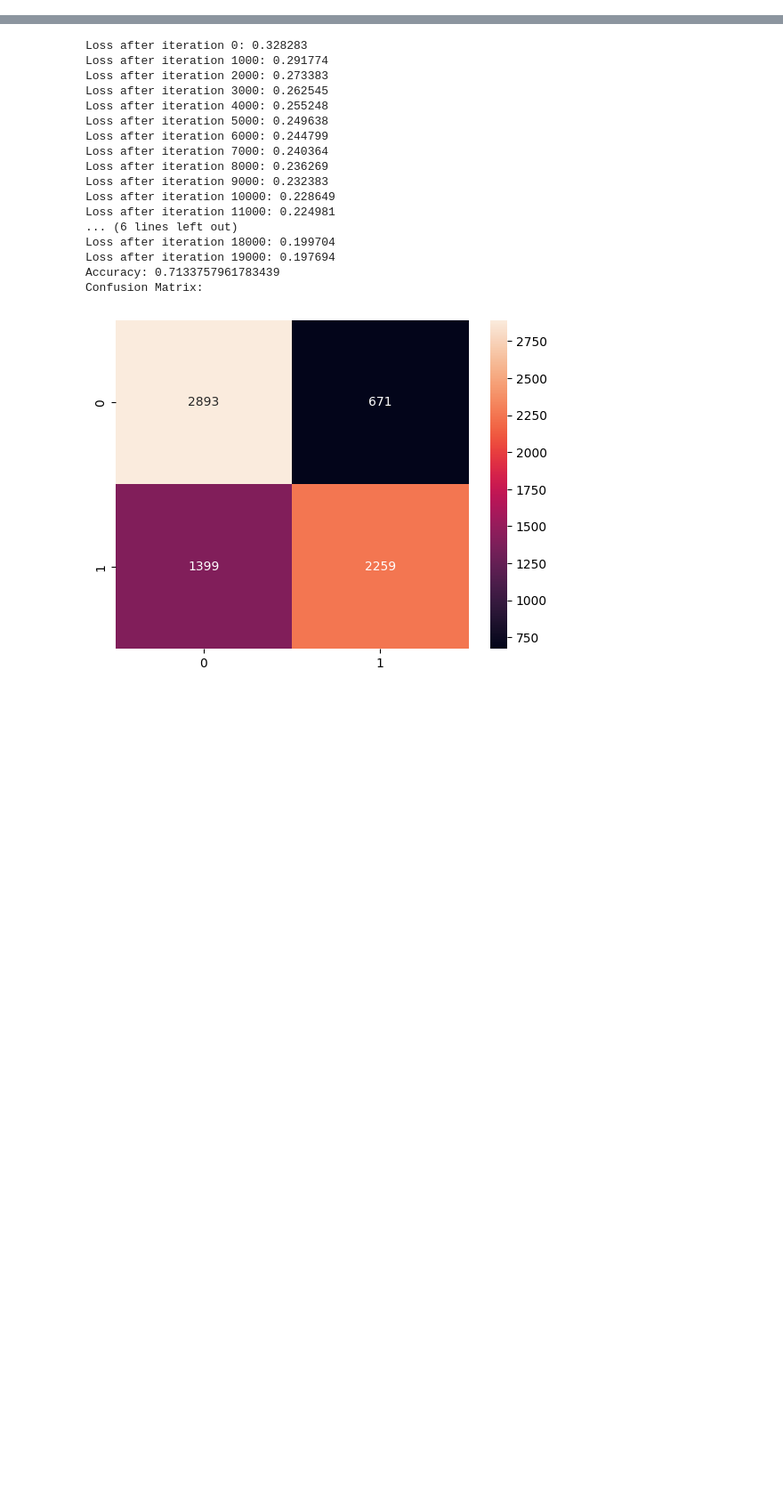
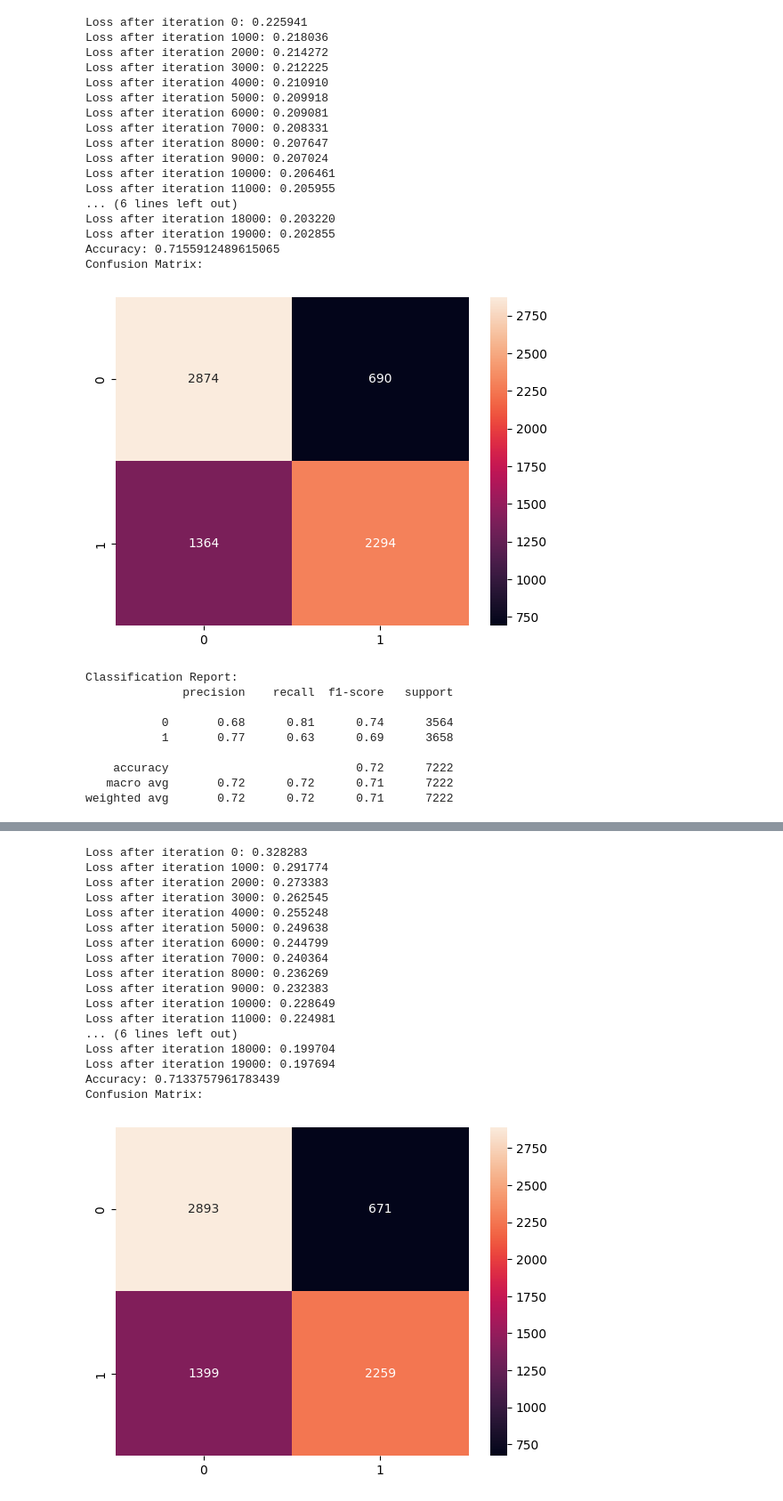
Before and after one commit to Taparov/project-intro-to-ml-classification, a Jupyter notebook: SLP.ipynb, the cells around one changed output, grey strips where cells are left out. Shown at 89% size. Drawn from its saved outputs; the diff is of its cells as text; code cells hidden in the pictures; blank space fills up the shorter version.

```diff
--- a/SLP.ipynb
+++ b/SLP.ipynb
@@ -100,9 +100,44 @@ class Sigmoid:
         return dA * A * (1 - A)
 # %%
 df = helper.prepare_data()
-X = df.drop('default.payment.next.month', axis=1).values
+X = df[['PAY_0', 'PAY_2', 'PAY_3', 'PAY_4', 'PAY_5', 'PAY_6']].values
 y = df['default.payment.next.month'].values
 scaler = StandardScaler()
 X = scaler.fit_transform(X)
 X,y = SMOTE(random_state=42).fit_resample(X,y)
 X_train,X_test,y_train,y_test = train_test_split(X,y,test_size=0.2,random_state=42)
+# %%
+model = Model(layers_dim=[X_train.shape[1], 1], activations=[Sigmoid()])
+model.train(X_train, y_train.reshape(-1, 1), num_passes=20000, learning_rate=0.01, print_loss=True)
+y_pred_proba = model.predict(X_test)
+y_pred = (y_pred_proba > 0.5).astype(int)  # Convert probabilities to binary predictions
+helper.evaluate_model(y_test, y_pred)
+helper.plot_roc_curve(y_test, y_pred_proba)
+# %% [output]
+Loss after iteration 0: 0.225941
+Loss after iteration 1000: 0.218036
+Loss after iteration 2000: 0.214272
+Loss after iteration 3000: 0.212225
+Loss after iteration 4000: 0.210910
+Loss after iteration 5000: 0.209918
+Loss after iteration 6000: 0.209081
+Loss after iteration 7000: 0.208331
+Loss after iteration 8000: 0.207647
+Loss after iteration 9000: 0.207024
+Loss after iteration 10000: 0.206461
+Loss after iteration 11000: 0.205955
+... (6 lines left out)
+Loss after iteration 18000: 0.203220
+Loss after iteration 19000: 0.202855
+Accuracy: 0.7155912489615065
+Confusion Matrix:
+[figure, added]
+Classification Report:
+              precision    recall  f1-score   support
+
+           0       0.68      0.81      0.74      3564
+           1       0.77      0.63      0.69      3658
+
+    accuracy                           0.72      7222
+   macro avg       0.72      0.72      0.71      7222
+weighted avg       0.72      0.72      0.71      7222
```
Also changed, not shown: parts of 2 cells of this notebook, 1 other file.
